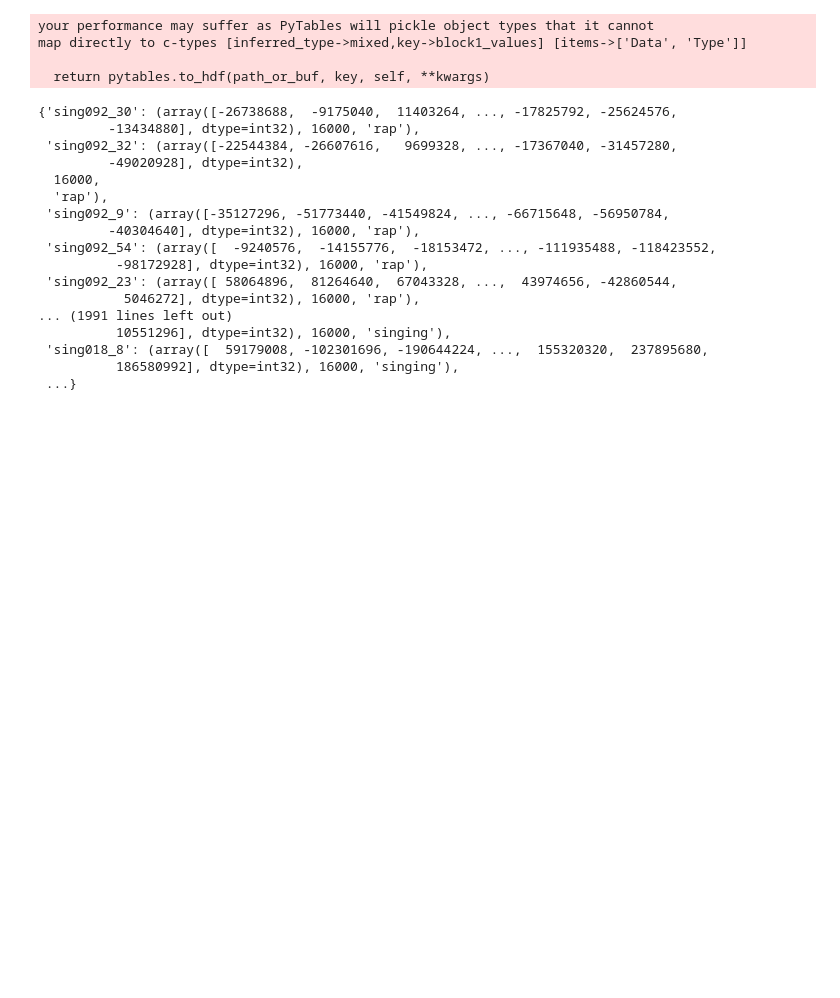
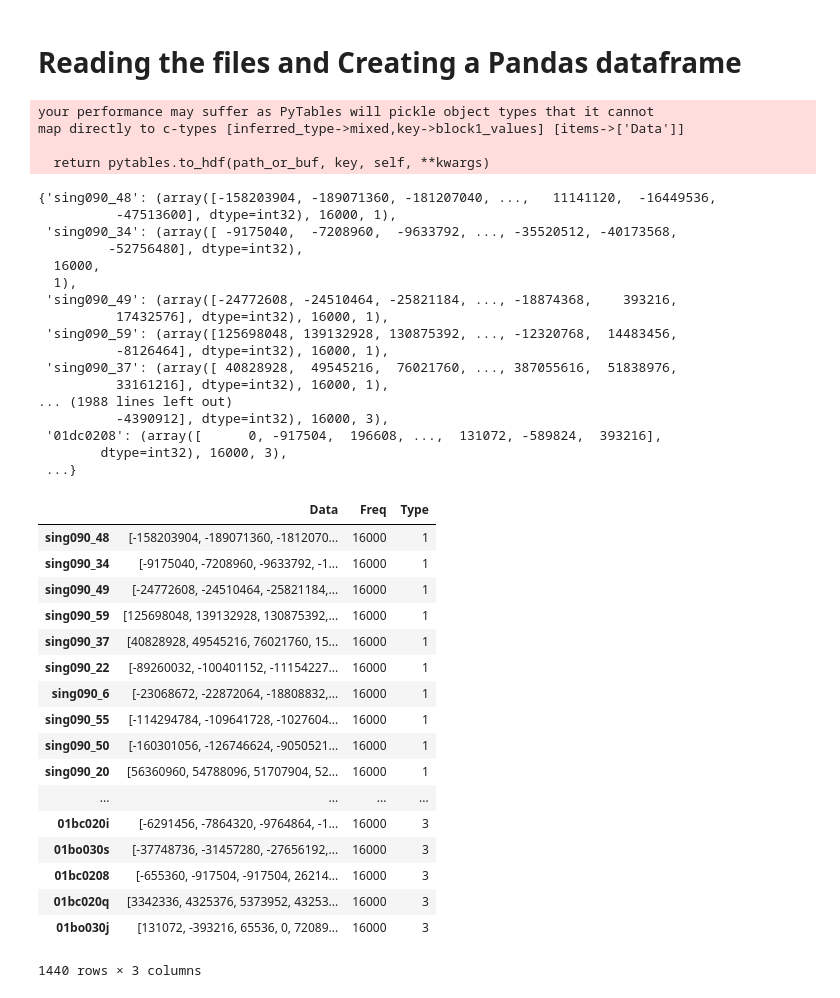
Before and after one commit to psambit9791/SpeechClassify, a Jupyter notebook: Create Data Structure.ipynb, the cells around one changed output. Drawn from its saved outputs; the diff is of its cells as text; code cells hidden in the pictures; blank space fills up the shorter version.

```diff
--- a/Create Data Structure.ipynb
+++ b/Create Data Structure.ipynb
@@ -1,40 +1,64 @@
+# %% [markdown]
+# Reading the files and Creating a Pandas dataframe
 # %%
 from scipy.io import wavfile
 import pandas as pd
 import os
 
 song_dict = {}
+speech_type = {'rap':1, 'singing':2, 'speech':3}
 for root, dirs, files in os.walk("./data/"):
     for file in files:
         if file.endswith('.wav'):
             song_id = os.path.join(root, file)
             fs, data = wavfile.read(song_id)
-            song_dict[file.split('.')[0]] = (data, fs, root.split('/')[-2])
+            song_dict[file.split('.')[0]] = (data, fs, speech_type[root.split('/')[-2]])
 song_df = pd.DataFrame.from_dict(song_dict, orient='index', columns=['Data', 'Freq', 'Type'])
 # %%
 song_df.to_hdf('song_df.h5', key='song_df')
 # %% [output]
 your performance may suffer as PyTables will pickle object types that it cannot
-map directly to c-types [inferred_type->mixed,key->block1_values] [items->['Data', 'Type']]
+map directly to c-types [inferred_type->mixed,key->block1_values] [items->['Data']]
 
   return pytables.to_hdf(path_or_buf, key, self, **kwargs)
 # %%
 song_dict
 # %% [output]
-{'sing092_30': (array([-26738688,  -9175040,  11403264, ..., -17825792, -25624576,
-         -13434880], dtype=int32), 16000, 'rap'),
- 'sing092_32': (array([-22544384, -26607616,   9699328, ..., -17367040, -31457280,
-         -49020928], dtype=int32),
+{'sing090_48': (array([-158203904, -189071360, -181207040, ...,   11141120,  -16449536,
+          -47513600], dtype=int32), 16000, 1),
+ 'sing090_34': (array([ -9175040,  -7208960,  -9633792, ..., -35520512, -40173568,
+         -52756480], dtype=int32),
   16000,
-  'rap'),
- 'sing092_9': (array([-35127296, -51773440, -41549824, ..., -66715648, -56950784,
-         -40304640], dtype=int32), 16000, 'rap'),
- 'sing092_54': (array([  -9240576,  -14155776,  -18153472, ..., -111935488, -118423552,
-          -98172928], dtype=int32), 16000, 'rap'),
- 'sing092_23': (array([ 58064896,  81264640,  67043328, ...,  43974656, -42860544,
-           5046272], dtype=int32), 16000, 'rap'),
-... (1991 lines left out)
-          10551296], dtype=int32), 16000, 'singing'),
- 'sing018_8': (array([  59179008, -102301696, -190644224, ...,  155320320,  237895680,
-          186580992], dtype=int32), 16000, 'singing'),
+  1),
+ 'sing090_49': (array([-24772608, -24510464, -25821184, ..., -18874368,    393216,
+          17432576], dtype=int32), 16000, 1),
+ 'sing090_59': (array([125698048, 139132928, 130875392, ..., -12320768,  14483456,
+          -8126464], dtype=int32), 16000, 1),
+ 'sing090_37': (array([ 40828928,  49545216,  76021760, ..., 387055616,  51838976,
+          33161216], dtype=int32), 16000, 1),
+... (1988 lines left out)
+          -4390912], dtype=int32), 16000, 3),
+ '01dc0208': (array([      0, -917504,  196608, ...,  131072, -589824,  393216],
+        dtype=int32), 16000, 3),
  ...}
+# %%
+song_df
+# %% [output]
+|  | Data | Freq | Type |
+| sing090_48 | [-158203904, -189071360, -1812070... | 16000 | 1 |
+| sing090_34 | [-9175040, -7208960, -9633792, -1... | 16000 | 1 |
+| sing090_49 | [-24772608, -24510464, -25821184,... | 16000 | 1 |
+| sing090_59 | [125698048, 139132928, 130875392,... | 16000 | 1 |
+| sing090_37 | [40828928, 49545216, 76021760, 15... | 16000 | 1 |
+| sing090_22 | [-89260032, -100401152, -11154227... | 16000 | 1 |
+| sing090_6 | [-23068672, -22872064, -18808832,... | 16000 | 1 |
+| sing090_55 | [-114294784, -109641728, -1027604... | 16000 | 1 |
+| sing090_50 | [-160301056, -126746624, -9050521... | 16000 | 1 |
+| sing090_20 | [56360960, 54788096, 51707904, 52... | 16000 | 1 |
+| ... | ... | ... | ... |
+| 01bc020i | [-6291456, -7864320, -9764864, -1... | 16000 | 3 |
+| 01bo030s | [-37748736, -31457280, -27656192,... | 16000 | 3 |
+| 01bc0208 | [-655360, -917504, -917504, 26214... | 16000 | 3 |
+| 01bc020q | [3342336, 4325376, 5373952, 43253... | 16000 | 3 |
+| 01bo030j | [131072, -393216, 65536, 0, 72089... | 16000 | 3 |
+1440 rows × 3 columns
```
Also changed, not shown: 2 other files.
